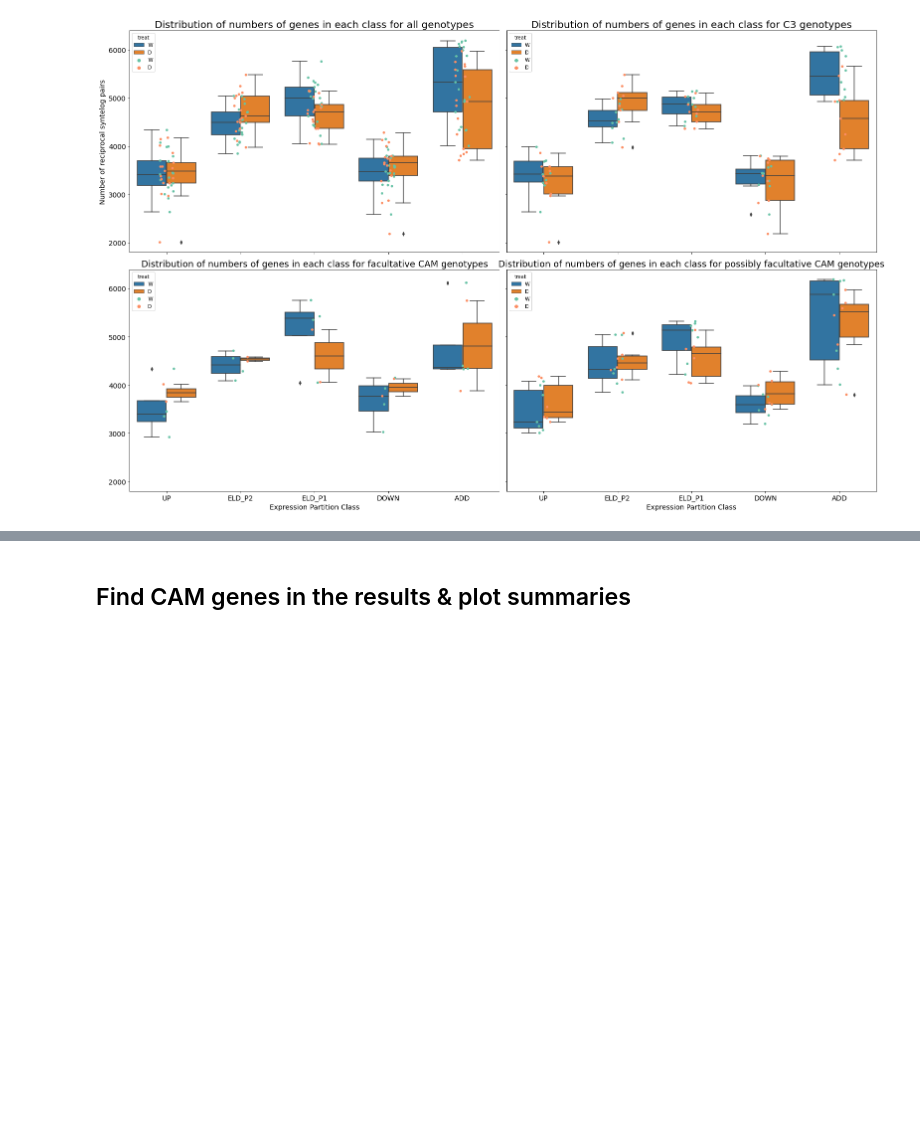
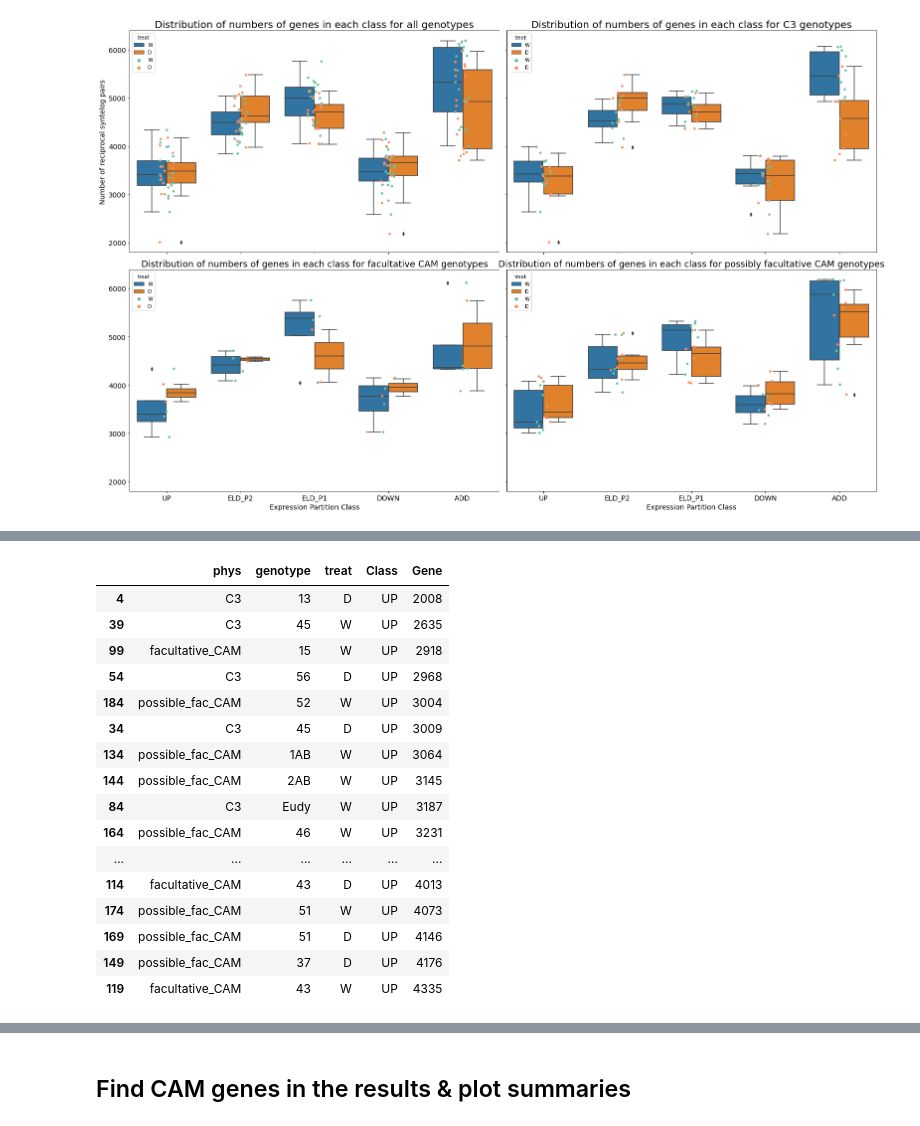
Before and after one commit to achpardo/yucca-genomics, a Jupyter notebook: differential_expression/expression_partitioning_downstream/hybridexpress_top30pct_partitioning_results.ipynb, the cells around one changed output, grey strips where cells are left out. Saved outputs shown, nothing was run; the diff lists cells and outputs as text; code cells hidden in the pictures; blank space fills up the shorter version.

```diff
--- a/differential_expression/expression_partitioning_downstream/hybridexpress_top30pct_partitioning_results.ipynb
+++ b/differential_expression/expression_partitioning_downstream/hybridexpress_top30pct_partitioning_results.ipynb
@@ -141,0 +194,20 @@ plt.savefig("./top30pct_figures/top30_boxplots_ngenes_byclass.svg",dpi=200,bbox_
+# %%
+classcounts[classcounts["Class"]=="UP"].sort_values(by="Gene")
+# %% [output]
+|  | phys | genotype | treat | Class | Gene |
+| 4 | C3 | 13 | D | UP | 2008 |
+| 39 | C3 | 45 | W | UP | 2635 |
+| 99 | facultative_CAM | 15 | W | UP | 2918 |
+| 54 | C3 | 56 | D | UP | 2968 |
+| 184 | possible_fac_CAM | 52 | W | UP | 3004 |
+| 34 | C3 | 45 | D | UP | 3009 |
+| 134 | possible_fac_CAM | 1AB | W | UP | 3064 |
+| 144 | possible_fac_CAM | 2AB | W | UP | 3145 |
+| 84 | C3 | Eudy | W | UP | 3187 |
+| 164 | possible_fac_CAM | 46 | W | UP | 3231 |
+| ... | ... | ... | ... | ... | ... |
+| 114 | facultative_CAM | 43 | D | UP | 4013 |
+| 174 | possible_fac_CAM | 51 | W | UP | 4073 |
+| 169 | possible_fac_CAM | 51 | D | UP | 4146 |
+| 149 | possible_fac_CAM | 37 | D | UP | 4176 |
+| 119 | facultative_CAM | 43 | W | UP | 4335 |
```
Also changed, not shown: parts of 9 cells of this notebook, 1 other file.
